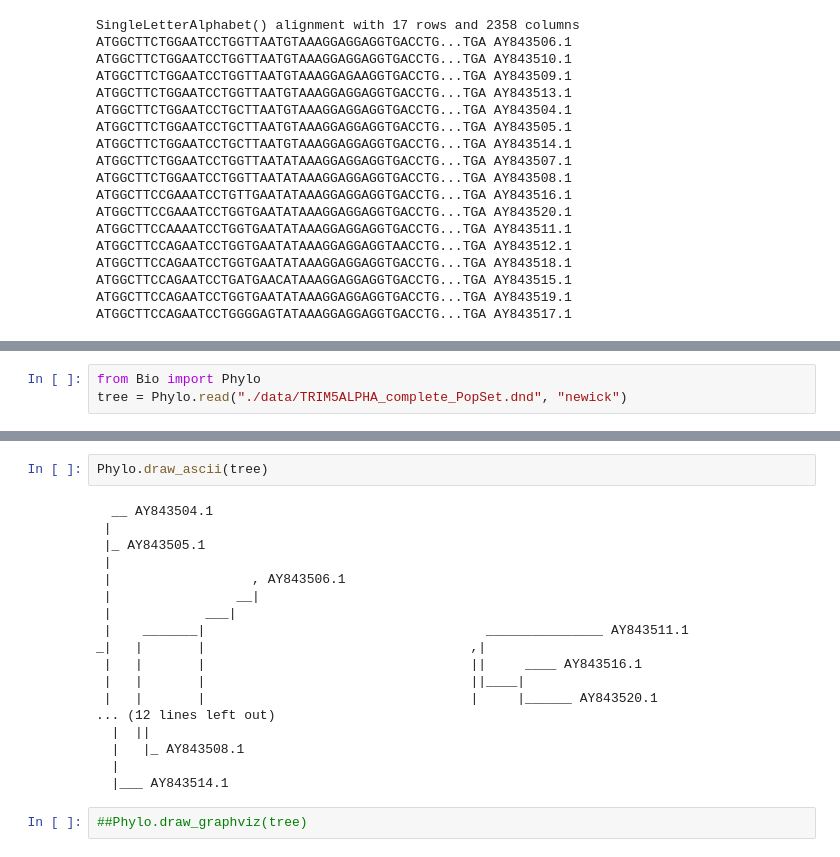
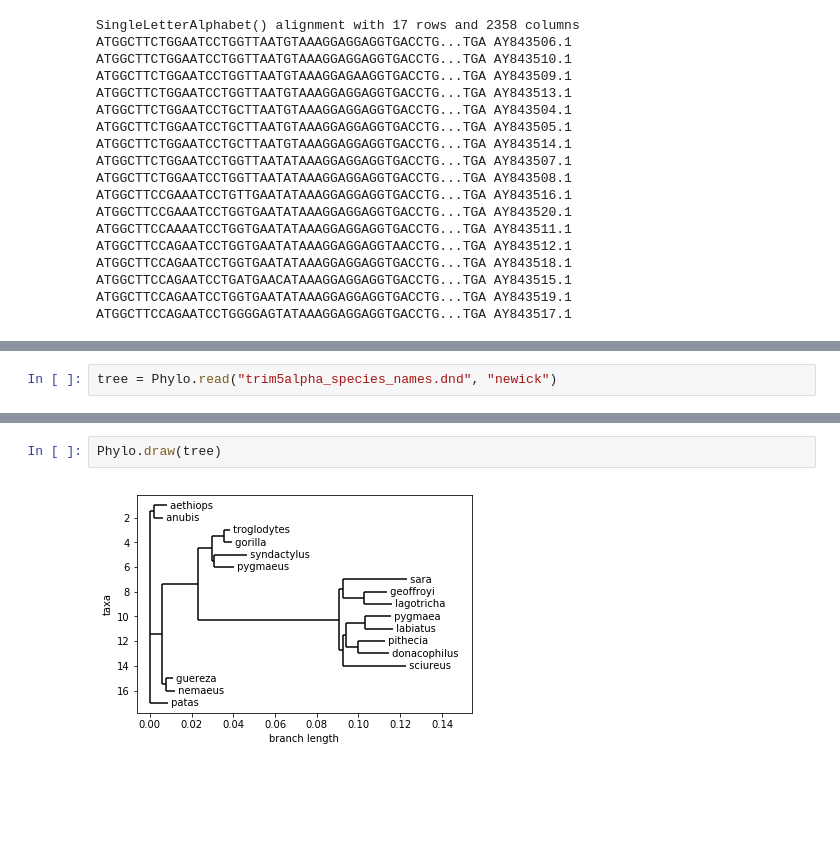
Before and after one commit to viniciusd-avila/phylogenetic-analysis, a Jupyter notebook: ClustalW.ipynb, the cells around one changed output, grey strips where cells are left out. Cells and saved outputs as stored; diff of their text form; blank space fills up the shorter version.

```diff
--- a/ClustalW.ipynb
+++ b/ClustalW.ipynb
@@ -37,3 +44,2 @@ ATGGCTTCCAGAATCCTGGGGAGTATAAAGGAGGAGGTGACCTG...TGA AY843517.1
 # %%
-from Bio import Phylo
-tree = Phylo.read("./data/TRIM5ALPHA_complete_PopSet.dnd", "newick")
+tree = Phylo.read("trim5alpha_species_names.dnd", "newick")
@@ -40,22 +66,4 @@ tree = Phylo.read("./data/TRIM5ALPHA_complete_PopSet.dnd", "newick")
 # %%
-Phylo.draw_ascii(tree)
+Phylo.draw(tree)
 # %% [output]
-  __ AY843504.1
- |
- |_ AY843505.1
- |
- |                  , AY843506.1
- |                __|
- |            ___|
- |    _______|                                    _______________ AY843511.1
-_|   |       |                                  ,|
- |   |       |                                  ||     ____ AY843516.1
- |   |       |                                  ||____|
- |   |       |                                  |     |______ AY843520.1
-... (12 lines left out)
-  |  ||
-  |   |_ AY843508.1
-  |
-  |___ AY843514.1
+[figure, added]
-# %%
-##Phylo.draw_graphviz(tree)
```
Also changed, not shown: parts of 4 cells of this notebook, 2 other files.
